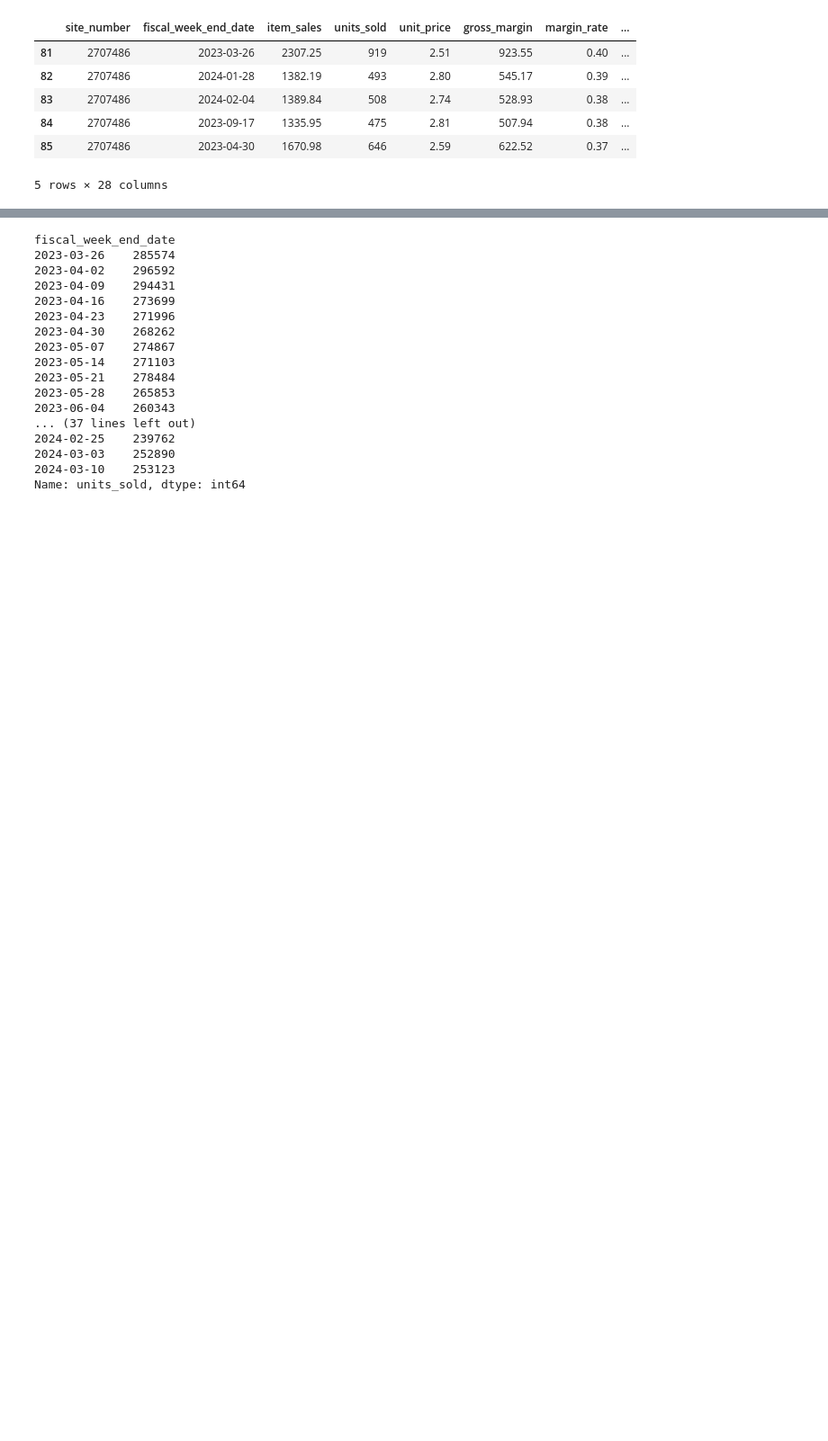
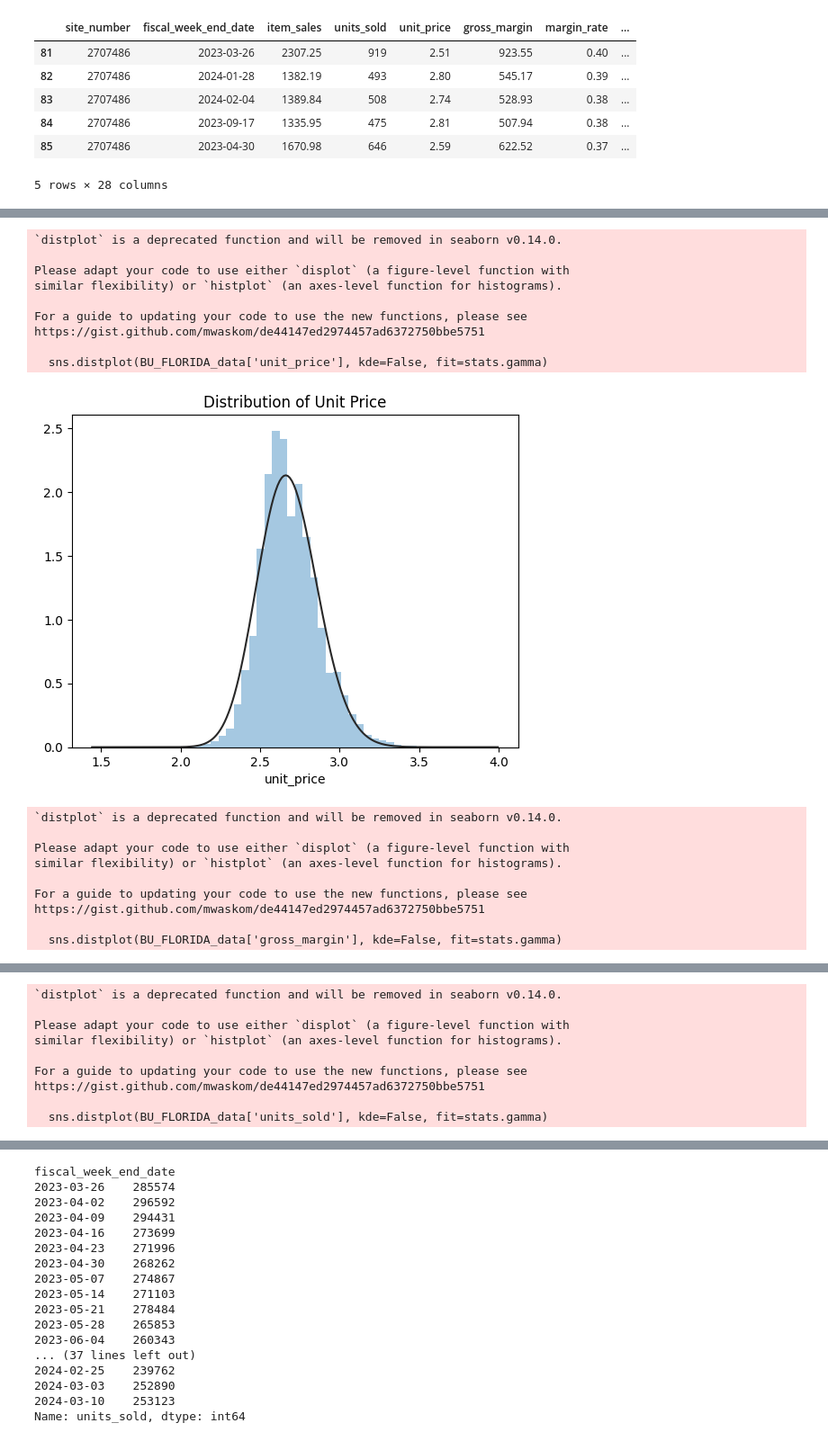
Before and after one commit to MariamAmmar/6644_Final_Project, a Jupyter notebook: BU_Florida.ipynb, the cells around one changed output, grey strips where cells are left out. Shown: that part at 90% size. Saved outputs shown, nothing was run; the diff lists cells and outputs as text; code cells hidden in the pictures; blank space fills up the shorter version.

```diff
--- a/BU_Florida.ipynb
+++ b/BU_Florida.ipynb
@@ -268,0 +422,40 @@ BU_FLORIDA_data.head()
+# %%
+# check gamma distribution for unit_price, gross_margin and units_sold. what is the conclusion
+
+# Check gamma distribution for unit_price
+sns.distplot(BU_FLORIDA_data['unit_price'], kde=False, fit=stats.gamma)
+plt.title('Distribution of Unit Price')
+plt.show()
+
+# Check gamma distribution for gross_margin
+sns.distplot(BU_FLORIDA_data['gross_margin'], kde=False, fit=stats.gamma)
+plt.title('Distribution of Gross Margin')
+plt.show()
+
+# Check gamma distribution for total_basket_sales
+sns.distplot(BU_FLORIDA_data['units_sold'], kde=False, fit=stats.gamma)
+plt.title('Distribution of units_sold')
+plt.show()
+
+# Conclusion:
+# The distribution of unit_price, gross_margin and units_sold fit well with the gamma distribution. This means that the data is skewed to the right, with more data points with lower values than with higher values.
+# %% [output]
+`distplot` is a deprecated function and will be removed in seaborn v0.14.0.
+
+Please adapt your code to use either `displot` (a figure-level function with
+similar flexibility) or `histplot` (an axes-level function for histograms).
+
+For a guide to updating your code to use the new functions, please see
+https://gist.github.com/mwaskom/de44147ed2974457ad6372750bbe5751
+
+  sns.distplot(BU_FLORIDA_data['unit_price'], kde=False, fit=stats.gamma)
+[figure, added]
+`distplot` is a deprecated function and will be removed in seaborn v0.14.0.
+
+Please adapt your code to use either `displot` (a figure-level function with
+similar flexibility) or `histplot` (an axes-level function for histograms).
+
+For a guide to updating your code to use the new functions, please see
+https://gist.github.com/mwaskom/de44147ed2974457ad6372750bbe5751
+
+  sns.distplot(BU_FLORIDA_data['gross_margin'], kde=False, fit=stats.gamma)
@@ -268,0 +463,9 @@ BU_FLORIDA_data.head()
+`distplot` is a deprecated function and will be removed in seaborn v0.14.0.
+
+Please adapt your code to use either `displot` (a figure-level function with
+similar flexibility) or `histplot` (an axes-level function for histograms).
+
+For a guide to updating your code to use the new functions, please see
+https://gist.github.com/mwaskom/de44147ed2974457ad6372750bbe5751
+
+  sns.distplot(BU_FLORIDA_data['units_sold'], kde=False, fit=stats.gamma)
```
Also changed, not shown: parts of 37 cells of this notebook.
